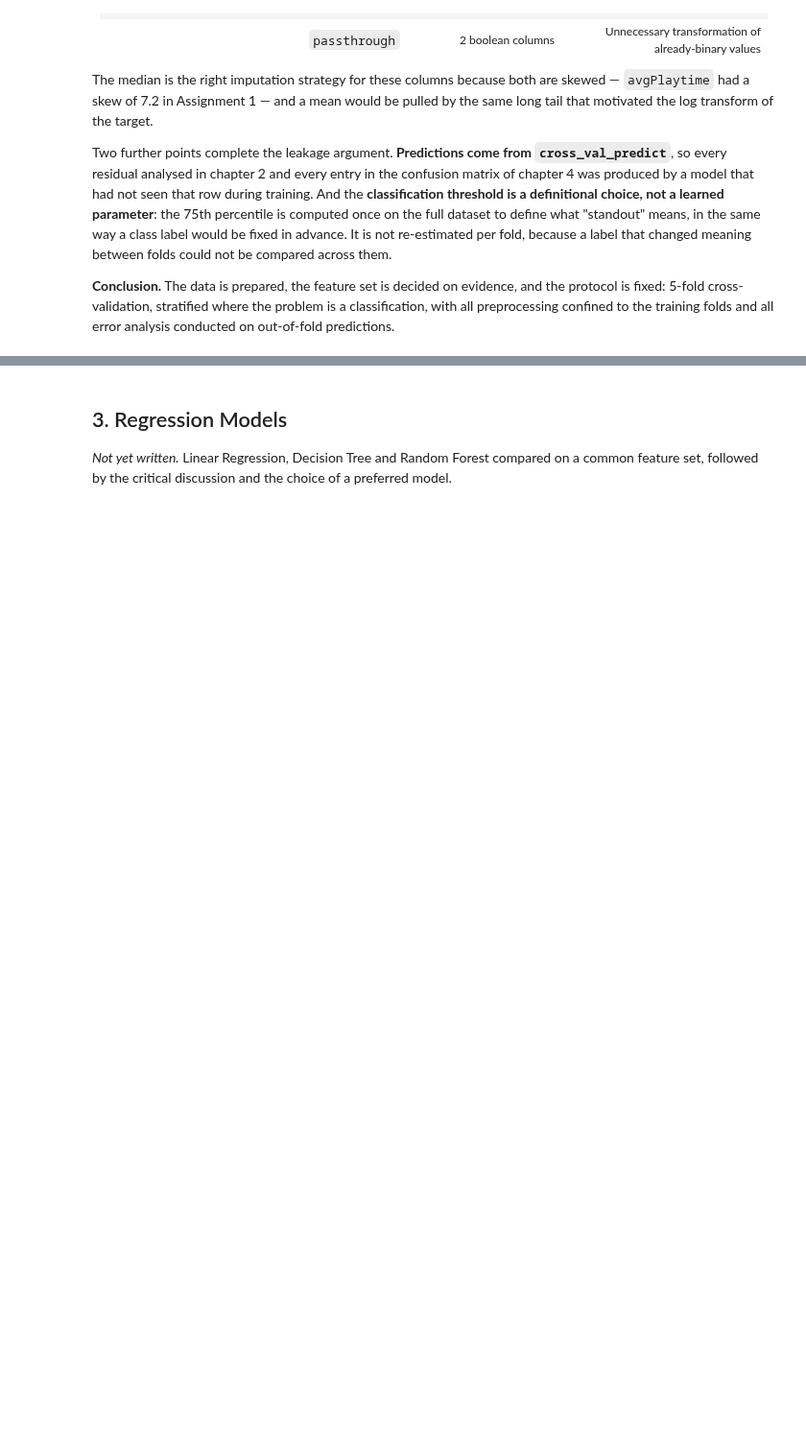
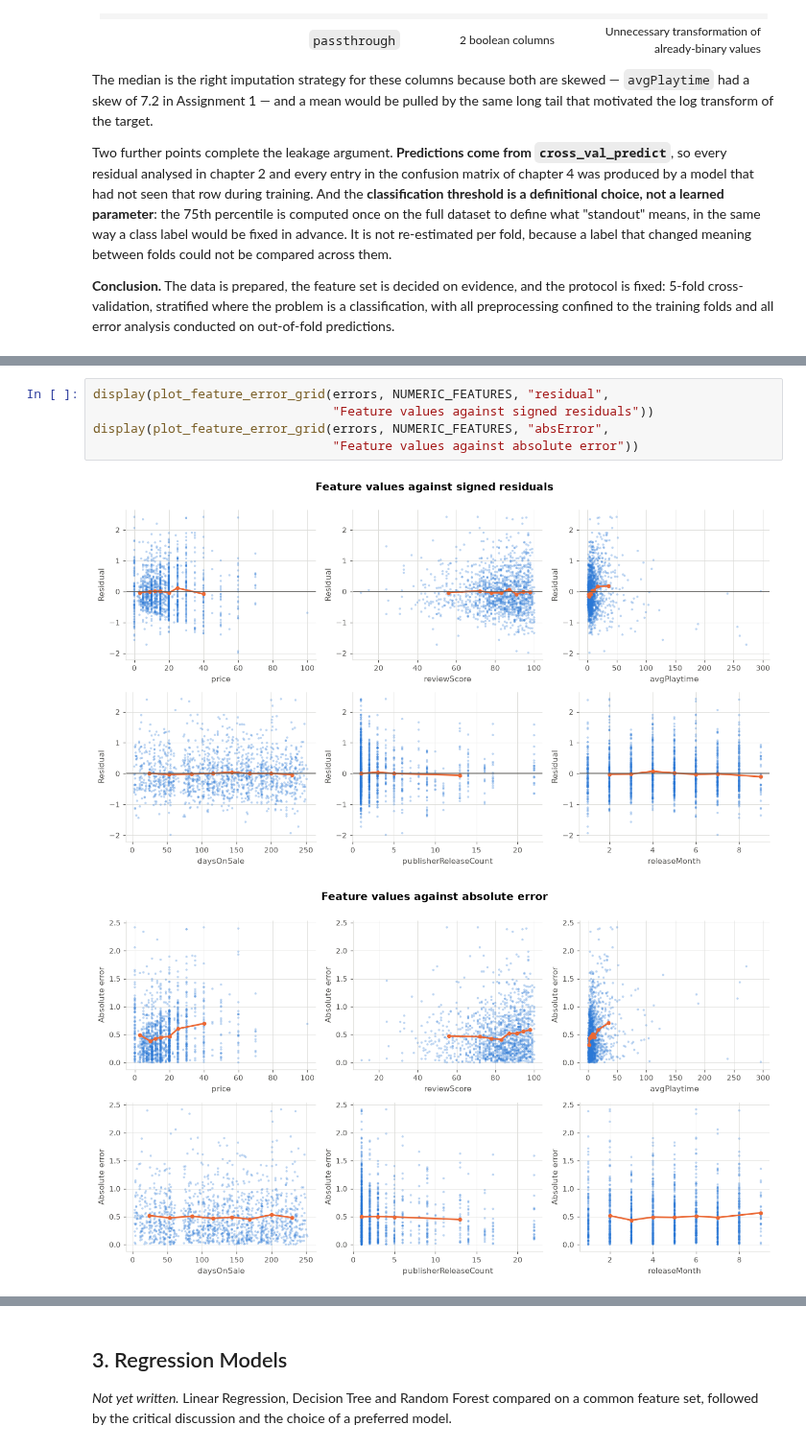
Before and after one commit to shonmazon/Data_Science, a Jupyter notebook: assignment2-error-analysis/notebooks/steam_error_analysis.ipynb, the cells around one changed output, grey strips where cells are left out. Shown at 96% size. Drawn from its saved outputs; the diff is of its cells as text; blank space fills up the shorter version.

```diff
--- a/assignment2-error-analysis/notebooks/steam_error_analysis.ipynb
+++ b/assignment2-error-analysis/notebooks/steam_error_analysis.ipynb
@@ -582,0 +798,8 @@ error analysis conducted on out-of-fold predictions.
+# %%
+display(plot_feature_error_grid(errors, NUMERIC_FEATURES, "residual",
+                                "Feature values against signed residuals"))
+display(plot_feature_error_grid(errors, NUMERIC_FEATURES, "absError",
+                                "Feature values against absolute error"))
+# %% [output]
+[figure, added]
+[figure, added]
```
Also changed, not shown: parts of 20 cells of this notebook, 1 other file.
